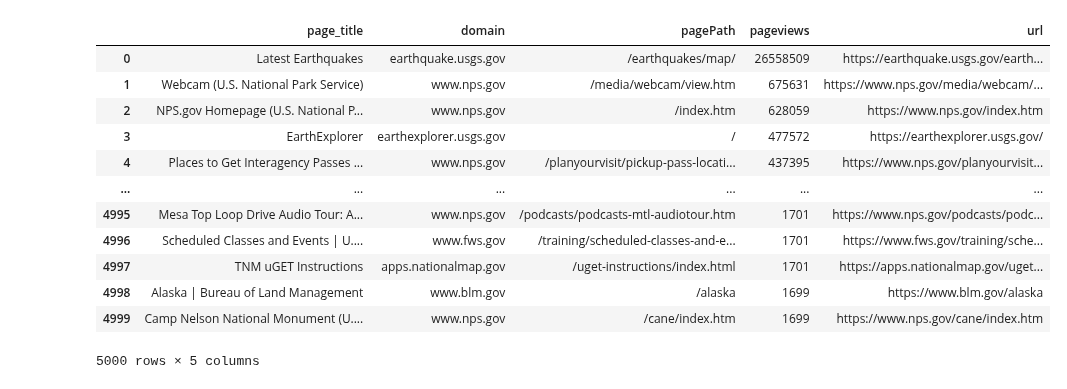
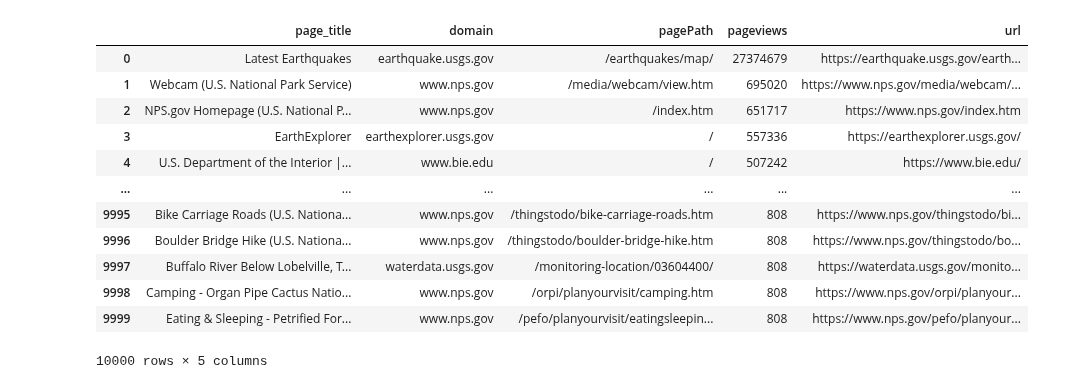
Before and after one commit to GSA-TTS/inclusive-web-performance-cx, a Jupyter notebook: research/single_agency_top_10k.ipynb, the cells around one changed output. Saved outputs shown, nothing was run; the diff lists cells and outputs as text; code cells hidden in the pictures.

```diff
--- a/research/single_agency_top_10k.ipynb
+++ b/research/single_agency_top_10k.ipynb
@@ -15,27 +15,27 @@ from format_urls.load_results_to_dataframe import load_results_to_dataframe
 notebook_dir = os.getcwd()
 # %%
 top_10k = load_results_to_dataframe(
-    file_name="data/top-10000-pages-and-screens-30-days-doi-20240915.csv",
+    file_name="data/top-10000-pages-and-screens-30-days-doi-20241004.csv",
     notebook_dir=notebook_dir,
 )
 
 top_10k["url"] = top_10k.apply(
     lambda row: "https://" + str(row["domain"]) + str(row["pagePath"]), axis=1
 )
 
-top_10k.head(5000)
+top_10k.head(10000)
 # %% [output]
 |  | page_title | domain | pagePath | pageviews | url |
-| 0 | Latest Earthquakes | earthquake.usgs.gov | /earthquakes/map/ | 26558509 | https://earthquake.usgs.gov/earth... |
-| 1 | Webcam (U.S. National Park Service) | www.nps.gov | /media/webcam/view.htm | 675631 | https://www.nps.gov/media/webcam/... |
-| 2 | NPS.gov Homepage (U.S. National P... | www.nps.gov | /index.htm | 628059 | https://www.nps.gov/index.htm |
-| 3 | EarthExplorer | earthexplorer.usgs.gov | / | 477572 | https://earthexplorer.usgs.gov/ |
-| 4 | Places to Get Interagency Passes ... | www.nps.gov | /planyourvisit/pickup-pass-locati... | 437395 | https://www.nps.gov/planyourvisit... |
+| 0 | Latest Earthquakes | earthquake.usgs.gov | /earthquakes/map/ | 27374679 | https://earthquake.usgs.gov/earth... |
+| 1 | Webcam (U.S. National Park Service) | www.nps.gov | /media/webcam/view.htm | 695020 | https://www.nps.gov/media/webcam/... |
+| 2 | NPS.gov Homepage (U.S. National P... | www.nps.gov | /index.htm | 651717 | https://www.nps.gov/index.htm |
+| 3 | EarthExplorer | earthexplorer.usgs.gov | / | 557336 | https://earthexplorer.usgs.gov/ |
+| 4 | U.S. Department of the Interior |... | www.bie.edu | / | 507242 | https://www.bie.edu/ |
 | ... | ... | ... | ... | ... | ... |
-| 4995 | Mesa Top Loop Drive Audio Tour: A... | www.nps.gov | /podcasts/podcasts-mtl-audiotour.htm | 1701 | https://www.nps.gov/podcasts/podc... |
-| 4996 | Scheduled Classes and Events | U.... | www.fws.gov | /training/scheduled-classes-and-e... | 1701 | https://www.fws.gov/training/sche... |
-| 4997 | TNM uGET Instructions | apps.nationalmap.gov | /uget-instructions/index.html | 1701 | https://apps.nationalmap.gov/uget... |
-| 4998 | Alaska | Bureau of Land Management | www.blm.gov | /alaska | 1699 | https://www.blm.gov/alaska |
-| 4999 | Camp Nelson National Monument (U.... | www.nps.gov | /cane/index.htm | 1699 | https://www.nps.gov/cane/index.htm |
+| 9995 | Bike Carriage Roads (U.S. Nationa... | www.nps.gov | /thingstodo/bike-carriage-roads.htm | 808 | https://www.nps.gov/thingstodo/bi... |
+| 9996 | Boulder Bridge Hike (U.S. Nationa... | www.nps.gov | /thingstodo/boulder-bridge-hike.htm | 808 | https://www.nps.gov/thingstodo/bo... |
+| 9997 | Buffalo River Below Lobelville, T... | waterdata.usgs.gov | /monitoring-location/03604400/ | 808 | https://waterdata.usgs.gov/monito... |
+| 9998 | Camping - Organ Pipe Cactus Natio... | www.nps.gov | /orpi/planyourvisit/camping.htm | 808 | https://www.nps.gov/orpi/planyour... |
+| 9999 | Eating & Sleeping - Petrified For... | www.nps.gov | /pefo/planyourvisit/eatingsleepin... | 808 | https://www.nps.gov/pefo/planyour... |
-5000 rows × 5 columns
+10000 rows × 5 columns
 # %%
```
Also changed, not shown: parts of 6 cells of this notebook, 1 other file.
